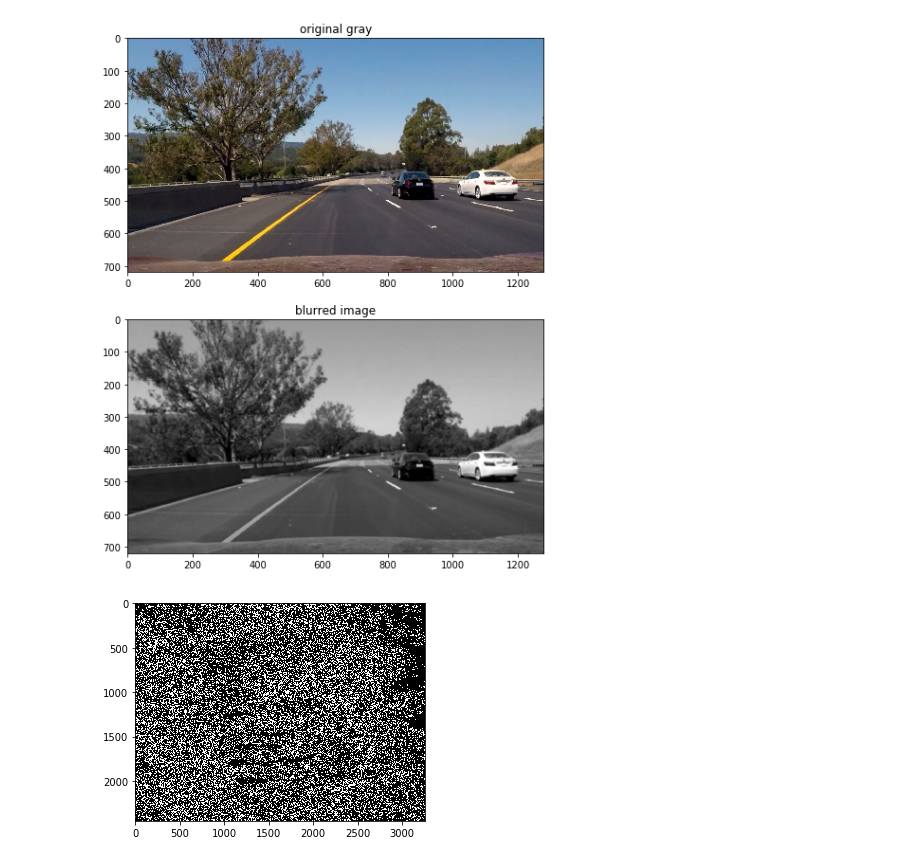
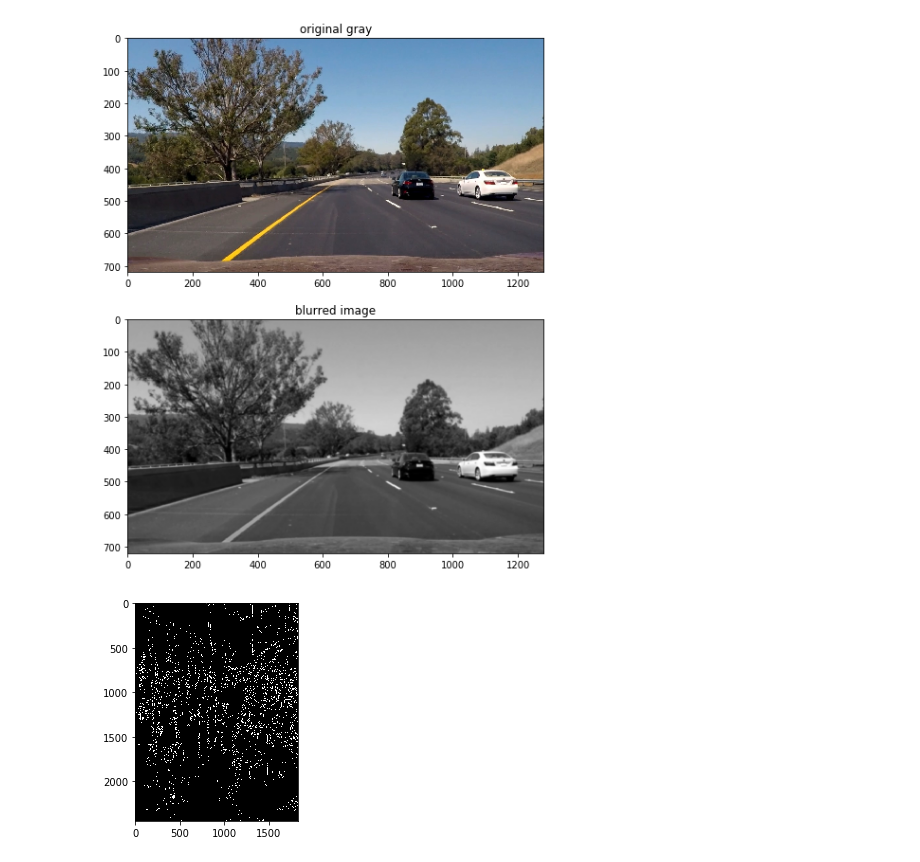
Before and after one commit to Defcon27/Image-Search-using-Parallel-Computing, a Jupyter notebook: Filters.ipynb, the cells around one changed output. Drawn from its saved outputs; the diff is of its cells as text; code cells hidden in the pictures.

```diff
--- a/Filters.ipynb
+++ b/Filters.ipynb
@@ -105,12 +105,12 @@ plt.show()
 # %%
 import cv2
 import matplotlib.pyplot as plt
 from ConvolutionalFilters import ConvolutionFilter
 
-image = cv2.imread("Image_Database/100302.jpg")
+image = cv2.imread("Image_Database/100601.jpg")
 filters = ConvolutionFilter(image)
 
 plt.imshow(filters.applyCannyEdge(), cmap="gray")
 plt.show()
 # %% [output]
-[figure, old version]
+[figure, new version]
```
Also changed, not shown: 2 other files.
